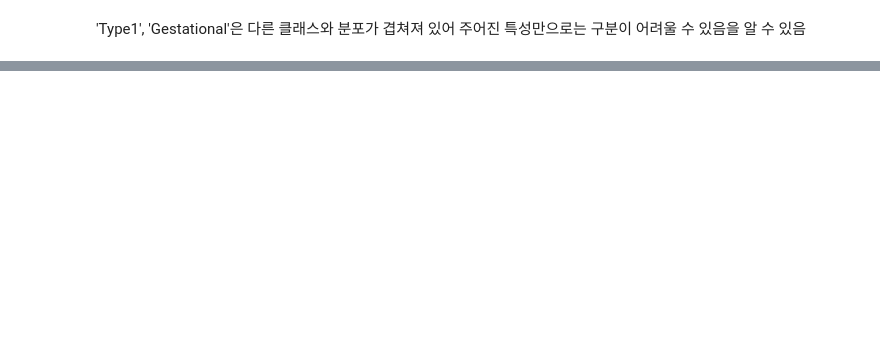
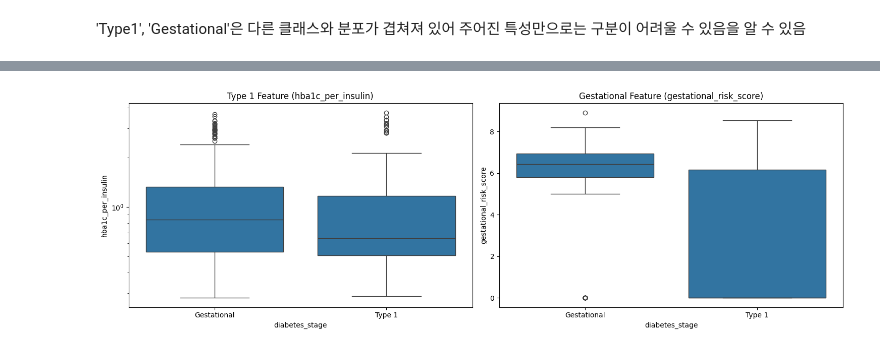
Before and after one commit to kkangmen/Diabetes-Classification-Project, a Jupyter notebook: diabetes.ipynb, the cells around one changed output, grey strips where cells are left out. Drawn from its saved outputs; the diff is of its cells as text; code cells hidden in the pictures; blank space fills up the shorter version.

```diff
--- a/diabetes.ipynb
+++ b/diabetes.ipynb
@@ -1213,0 +1955,42 @@ print(classification_report(y_true, y_pred_classes, target_names=['Type 1 (0)',
+# %%
+# 특성 공학용 코드
+def create_feature(df):
+  data = df.copy()
+  epsilon = 1e-6
+
+  ## Gestational 특성 공학
+  is_female = (data['gender'] == 'Female').astype(int)
+  is_pregnant_age = ((data['age'] >= 20) & (data['age'] <= 45)).astype(int)
+  data['gestational_risk_score'] = data['hba1c'] * is_female * is_pregnant_age
+  data['hba1c_age'] = data['hba1c'] * data['age']
+
+  ## TYpe 1 특성공학
+  ### type1은 hba1c/insulin && glucose/insulin => 인슐린이 낮기에 값이 커진다
+  data['hba1c_per_insulin'] = data['hba1c'] / (data['insulin_level'] + epsilon)
+  data['glucose_per_insulin'] = data['glucose_fasting'] / (data['insulin_level'] + epsilon)
+  return data
+
+train_data = create_feature(train_data)
+test_data = create_feature(test_data)
+# %%
+## 특성 확인용 코드
+# train_data.head(10)
+
+plot_df = train_data.copy()
+plot_df['diabetes_stage'] = train_labels_raw
+
+plt.figure(figsize=(15,5))
+
+plt.subplot(1, 2, 1)
+sns.boxplot(data=plot_df, x='diabetes_stage', y='hba1c_per_insulin')
+plt.title('Type 1 Feature (hba1c_per_insulin)')
+plt.yscale('log')
+
+plt.subplot(1, 2, 2)
+sns.boxplot(data=plot_df, x='diabetes_stage', y='gestational_risk_score')
+plt.title('Gestational Feature (gestational_risk_score)')
+
+plt.tight_layout()
+plt.show()
+# %% [output]
+[figure, added]
```
Also changed, not shown: parts of 66 cells of this notebook.
